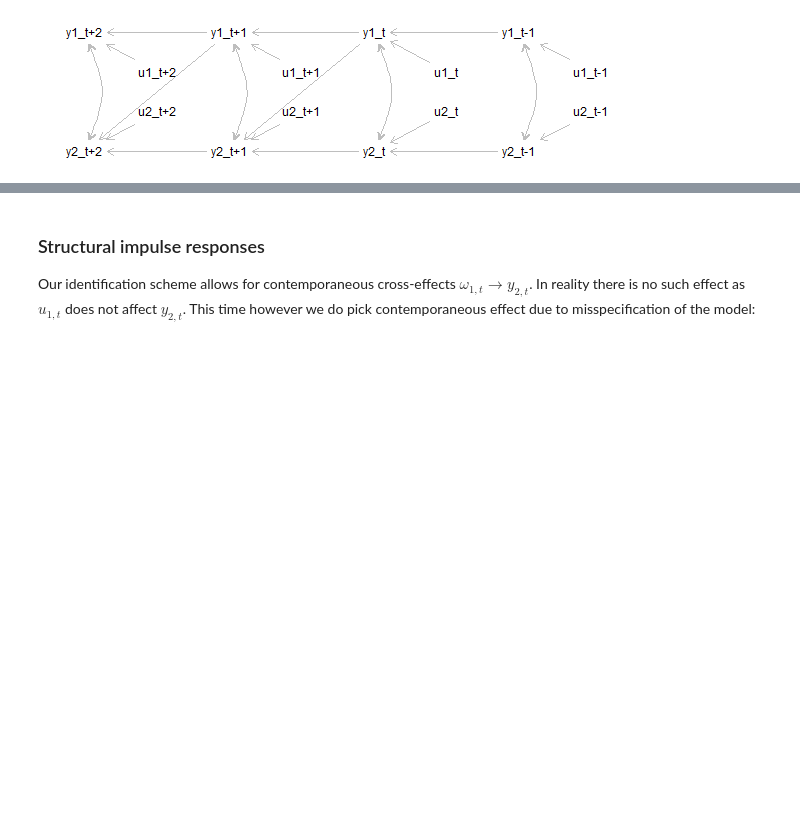
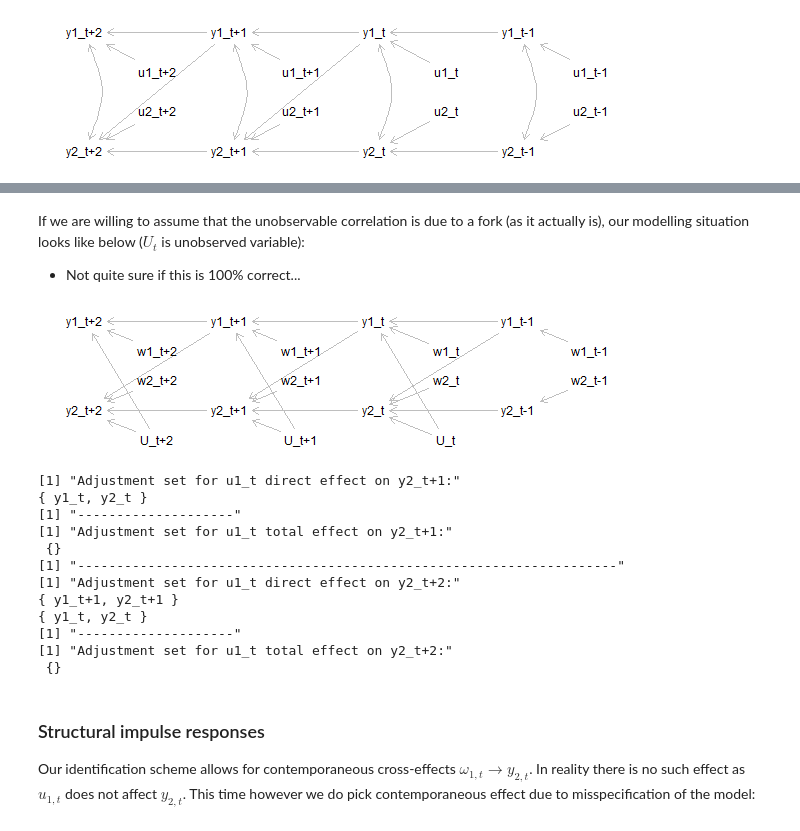
Before and after one commit to NoobQuant/Data_Science_Projects, a Jupyter notebook: stats/causality/ts_causality_2.ipynb, the cells around one changed output, grey strips where cells are left out. Cells and saved outputs as stored; diff of their text form; code cells hidden in the pictures; blank space fills up the shorter version.

```diff
--- a/stats/causality/ts_causality_2.ipynb
+++ b/stats/causality/ts_causality_2.ipynb
@@ -452,3 +498,72 @@ plot(g)
+# %% [markdown]
+If we are willing to assume that the unobservable correlation is due to a fork (as it actually is), our modelling situation looks like below ($U_t$ is unobserved variable):
+ - Not quite sure if this is 100% correct...
+# %%
+%%R -h 150 -w 600
+g = dagitty( 'dag {
+    "y1_t+2" [pos="0,1"]
+    "y2_t+2" [pos="0,4"]
+    "w1_t+2" [pos="1,2"]
+    "w2_t+2" [pos="1,3"]
+    "y1_t+1" [pos="2,1"]
+    "y2_t+1" [pos="2,4"]
+    "w1_t+1" [pos="3,2"]
+    "w2_t+1" [pos="3,3"]
+    "y1_t"   [pos="4,1"]
+    "y2_t"   [pos="4,4"]
+    "w1_t"   [pos="5,2"]
+    "w2_t"   [pos="5,3"]
+    "y1_t-1" [pos="6,1"]
+    "y2_t-1" [pos="6,4"]
+    "w1_t-1" [pos="7,2"]
+    "w2_t-1" [pos="7,3"]
+    "U_t+2"  [latent pos="1,5"]
+    "U_t+1"  [latent pos="3,5"]
+    "U_t"    [latent pos="5,5"]
+    "y1_t+2" <- "y1_t+1" <- "y1_t" <- "y1_t-1"
+    "y2_t+2" <- "y2_t+1" <- "y2_t" <- "y2_t-1"
+    "y1_t+2" <- "w1_t+2"
+    "y1_t+1" <- "w1_t+1"
+    "y1_t"   <- "w1_t"
+    "y1_t-1" <- "w1_t-1"
+    "y2_t+2" <- "w2_t+2"
+    "y2_t+1" <- "w2_t+1"
+    "y2_t"   <- "w2_t"
+    "y2_t-1" <- "w2_t-1"
+    "y2_t+2" <- "y1_t+1"
+    "y2_t+1" <- "y1_t"
+    "y2_t"   <- "y1_t-1"
+    "y1_t+2" <- "U_t+2" -> "y2_t+2"
+    "y1_t+1" <- "U_t+1" -> "y2_t+1"
+    "y1_t"   <- "U_t" -> "y2_t"
+}')
+plot(g)
+
+print("Adjustment set for u1_t direct effect on y2_t+1:")
+print(adjustmentSets(g, exposure="w1_t", outcome="y2_t+1", effect="direct"))
+print("--------------------")
+print("Adjustment set for u1_t total effect on y2_t+1:")
+print(adjustmentSets(g, exposure="w1_t", outcome="y2_t+1", effect="total"))
+print("---------------------------------------------------------------------")
+print("Adjustment set for u1_t direct effect on y2_t+2:")
+print(adjustmentSets(g, exposure="w1_t", outcome="y2_t+2", effect="direct"))
+print("--------------------")
+print("Adjustment set for u1_t total effect on y2_t+2:")
+print(adjustmentSets(g, exposure="w1_t", outcome="y2_t+2", effect="total"))
+# %% [output]
+[figure, added]
+[1] "Adjustment set for u1_t direct effect on y2_t+1:"
+{ y1_t, y2_t }
+[1] "--------------------"
+[1] "Adjustment set for u1_t total effect on y2_t+1:"
+ {}
+[1] "---------------------------------------------------------------------"
+[1] "Adjustment set for u1_t direct effect on y2_t+2:"
+{ y1_t+1, y2_t+1 }
+{ y1_t, y2_t }
+[1] "--------------------"
+[1] "Adjustment set for u1_t total effect on y2_t+2:"
+ {}
 # %% [markdown]
 ### Structural impulse responses
 
```
Also changed, not shown: parts of 17 cells of this notebook, 1 other file.
